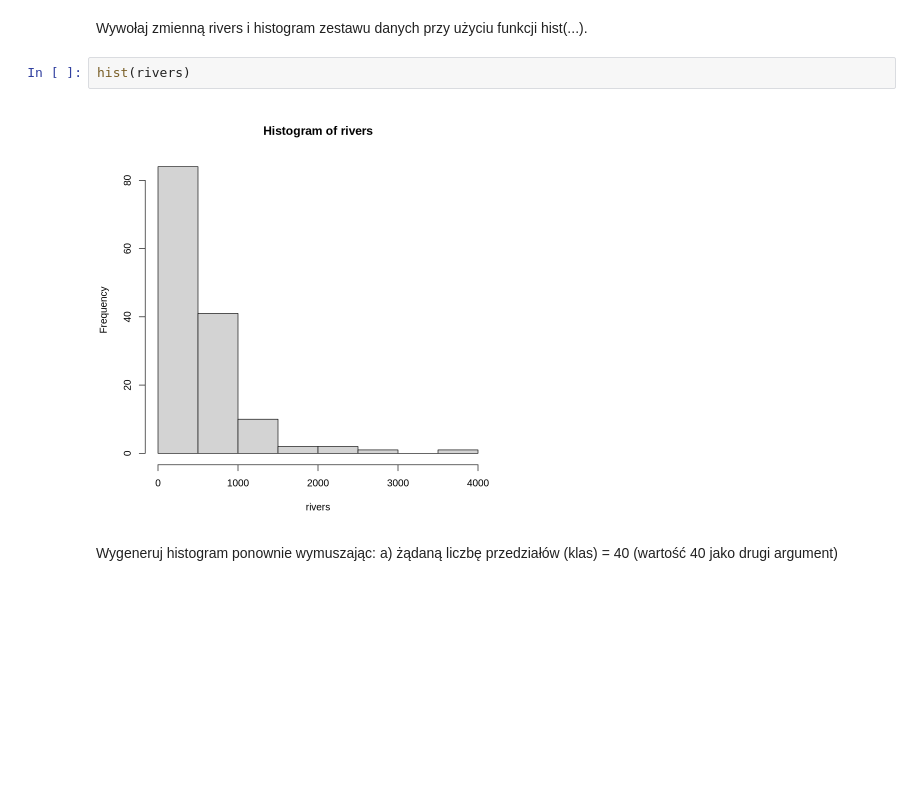
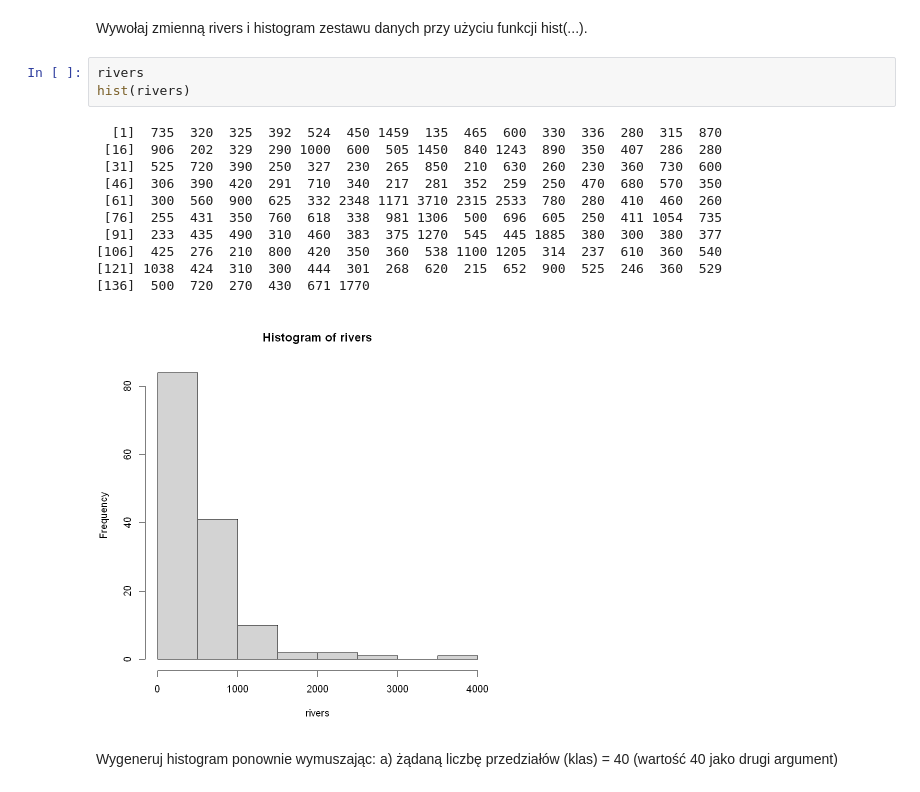
Before and after one commit to 30james00/pollub_R, a Jupyter notebook: Lab3.ipynb, the cells around one changed output. Drawn from its saved outputs; the diff is of its cells as text; blank space fills up the shorter version.

```diff
--- a/Lab3.ipynb
+++ b/Lab3.ipynb
@@ -300,10 +300,21 @@ Używając komendy data(rivers) załaduj dane dotyczące długości rzek w USA.
 data(rivers)
 # %% [markdown]
 Wywołaj zmienną rivers i histogram zestawu danych przy użyciu funkcji hist(...).
-# %%
-hist(rivers)
-# %% [output]
-[figure, removed]
+# %%
+rivers
+hist(rivers)
+# %% [output]
+  [1]  735  320  325  392  524  450 1459  135  465  600  330  336  280  315  870
+ [16]  906  202  329  290 1000  600  505 1450  840 1243  890  350  407  286  280
+ [31]  525  720  390  250  327  230  265  850  210  630  260  230  360  730  600
+ [46]  306  390  420  291  710  340  217  281  352  259  250  470  680  570  350
+ [61]  300  560  900  625  332 2348 1171 3710 2315 2533  780  280  410  460  260
+ [76]  255  431  350  760  618  338  981 1306  500  696  605  250  411 1054  735
+ [91]  233  435  490  310  460  383  375 1270  545  445 1885  380  300  380  377
+[106]  425  276  210  800  420  350  360  538 1100 1205  314  237  610  360  540
+[121] 1038  424  310  300  444  301  268  620  215  652  900  525  246  360  529
+[136]  500  720  270  430  671 1770
+[figure, added]
 # %% [markdown]
 Wygeneruj histogram ponownie wymuszając:
 a) żądaną liczbę przedziałów (klas) = 40 (wartość 40 jako drugi argument)
```
